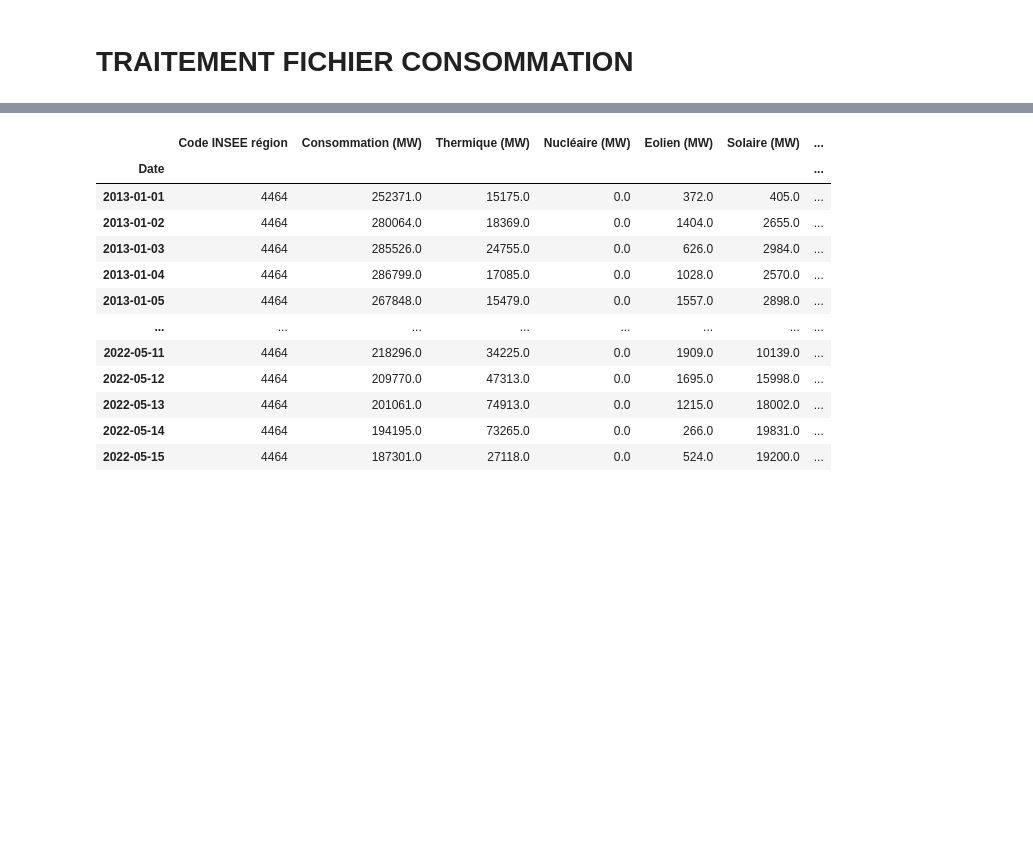
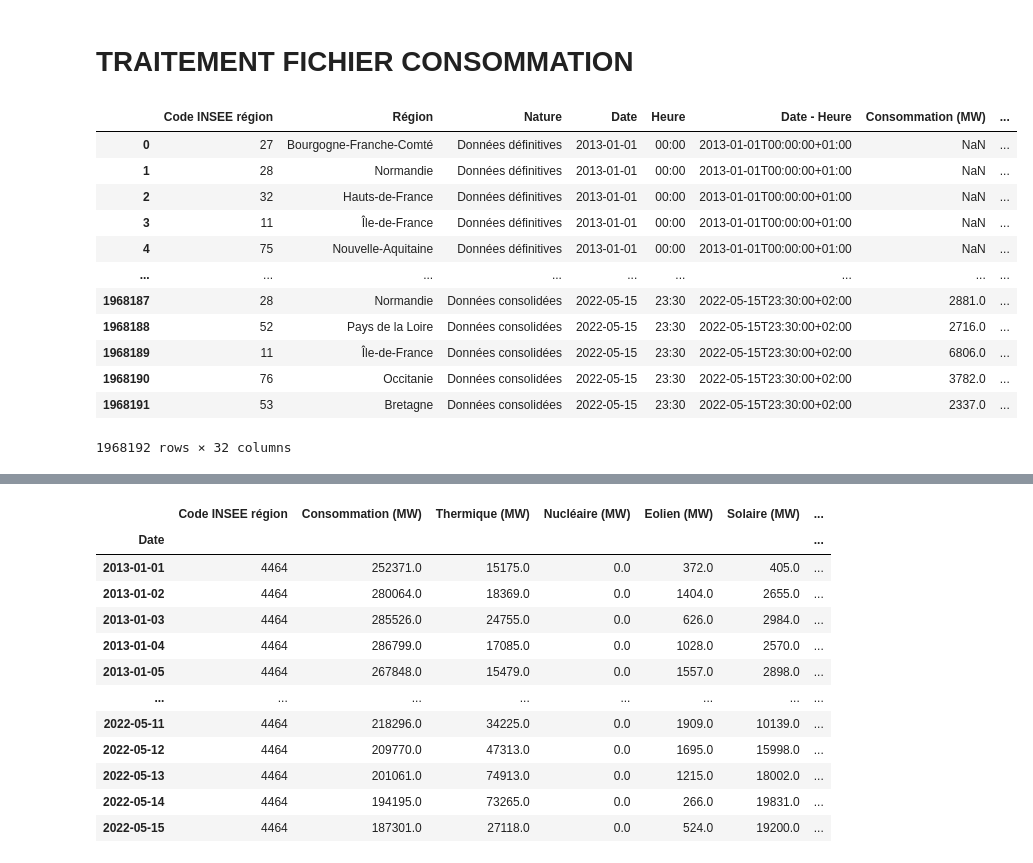
Before and after one commit to thomasbordier/forecast_energy_consumption, a Jupyter notebook: notebooks/data_preparation_LD.ipynb, the cells around one changed output, grey strips where cells are left out. Drawn from its saved outputs; the diff is of its cells as text; code cells hidden in the pictures; blank space fills up the shorter version.

```diff
--- a/notebooks/data_preparation_LD.ipynb
+++ b/notebooks/data_preparation_LD.ipynb
@@ -8,3 +8,19 @@ from sklearn.impute import SimpleImputer
 from datetime import datetime
 # %%
 data = pd.read_csv('../raw_data/eco2mix-regional-cons-def.csv',delimiter=';')
+# %%
+data
+# %% [output]
+|  | Code INSEE région | Région | Nature | Date | Heure | Date - Heure | Consommation (MW) | ... |
+| 0 | 27 | Bourgogne-Franche-Comté | Données définitives | 2013-01-01 | 00:00 | 2013-01-01T00:00:00+01:00 | NaN | ... |
+| 1 | 28 | Normandie | Données définitives | 2013-01-01 | 00:00 | 2013-01-01T00:00:00+01:00 | NaN | ... |
+| 2 | 32 | Hauts-de-France | Données définitives | 2013-01-01 | 00:00 | 2013-01-01T00:00:00+01:00 | NaN | ... |
+| 3 | 11 | Île-de-France | Données définitives | 2013-01-01 | 00:00 | 2013-01-01T00:00:00+01:00 | NaN | ... |
+| 4 | 75 | Nouvelle-Aquitaine | Données définitives | 2013-01-01 | 00:00 | 2013-01-01T00:00:00+01:00 | NaN | ... |
+| ... | ... | ... | ... | ... | ... | ... | ... | ... |
+| 1968187 | 28 | Normandie | Données consolidées | 2022-05-15 | 23:30 | 2022-05-15T23:30:00+02:00 | 2881.0 | ... |
+| 1968188 | 52 | Pays de la Loire | Données consolidées | 2022-05-15 | 23:30 | 2022-05-15T23:30:00+02:00 | 2716.0 | ... |
+| 1968189 | 11 | Île-de-France | Données consolidées | 2022-05-15 | 23:30 | 2022-05-15T23:30:00+02:00 | 6806.0 | ... |
+| 1968190 | 76 | Occitanie | Données consolidées | 2022-05-15 | 23:30 | 2022-05-15T23:30:00+02:00 | 3782.0 | ... |
+| 1968191 | 53 | Bretagne | Données consolidées | 2022-05-15 | 23:30 | 2022-05-15T23:30:00+02:00 | 2337.0 | ... |
+1968192 rows × 32 columns
```
Also changed, not shown: parts of 1 cell of this notebook, 1 other file.
